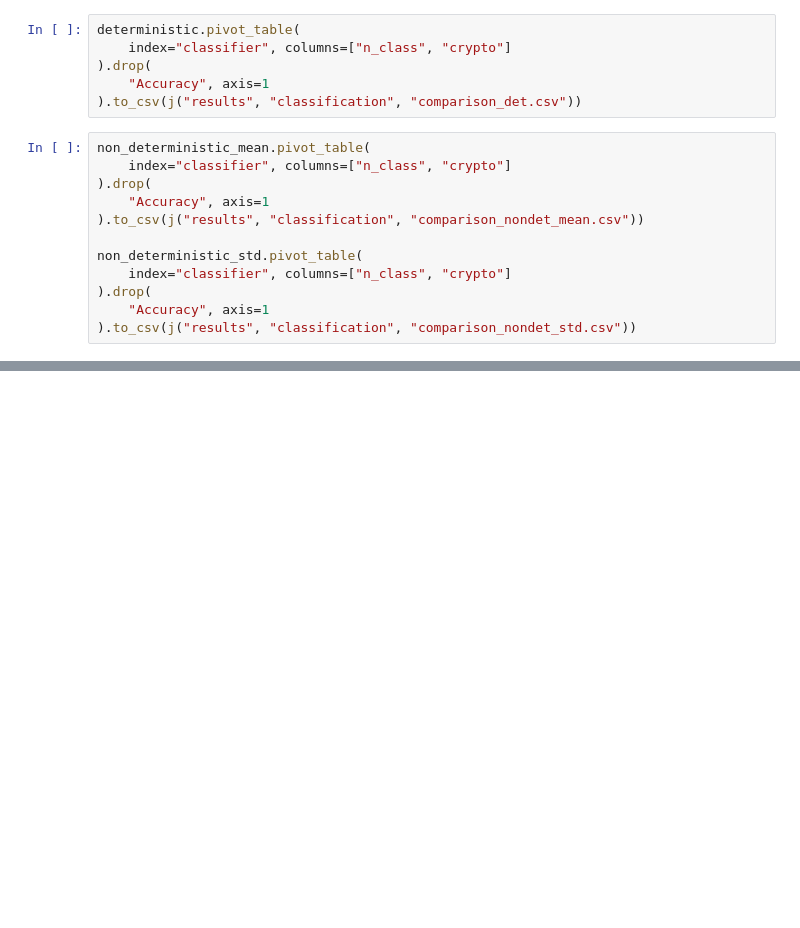
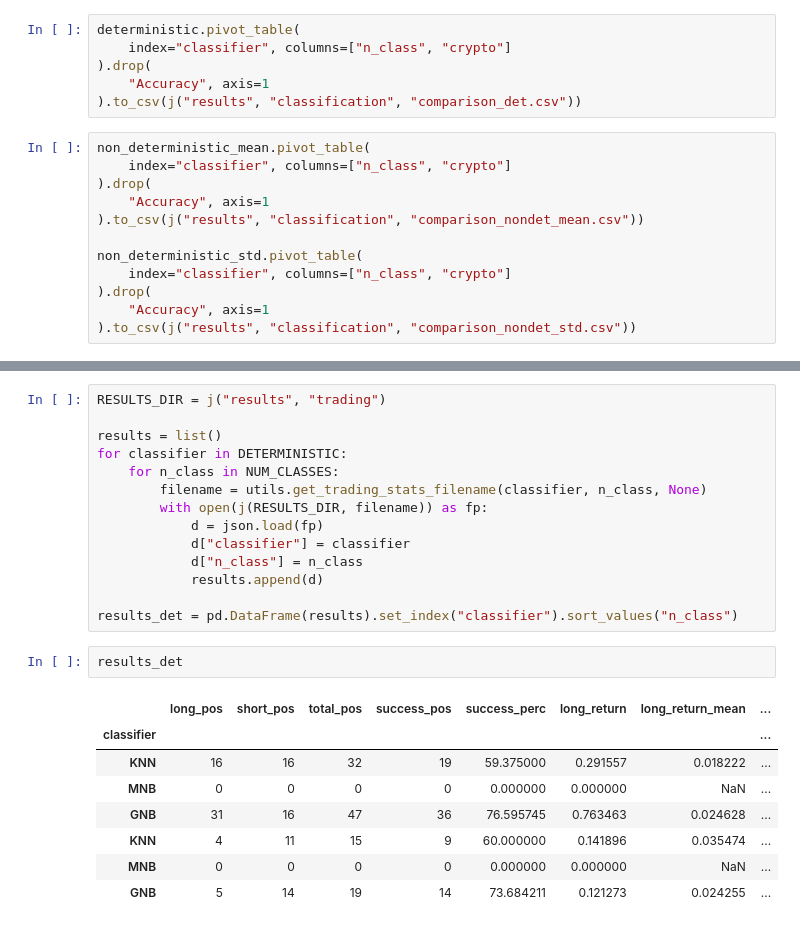
Before and after one commit to GPEBellocca/Momentum-crypto-trading, a Jupyter notebook: CTS/collect_results.ipynb, the cells around one changed output, grey strips where cells are left out. Drawn from its saved outputs; the diff is of its cells as text; blank space fills up the shorter version.

```diff
--- a/CTS/collect_results.ipynb
+++ b/CTS/collect_results.ipynb
@@ -107,0 +173,25 @@ non_deterministic_std.pivot_table(
+# %%
+RESULTS_DIR = j("results", "trading")
+
+results = list()
+for classifier in DETERMINISTIC:
+    for n_class in NUM_CLASSES:
+        filename = utils.get_trading_stats_filename(classifier, n_class, None)
+        with open(j(RESULTS_DIR, filename)) as fp:
+            d = json.load(fp)
+            d["classifier"] = classifier
+            d["n_class"] = n_class
+            results.append(d)
+
+results_det = pd.DataFrame(results).set_index("classifier").sort_values("n_class")
+# %%
+results_det
+# %% [output]
+|  | long_pos | short_pos | total_pos | success_pos | success_perc | long_return | long_return_mean | ... |
+| classifier |  |  |  |  |  |  |  | ... |
+| KNN | 16 | 16 | 32 | 19 | 59.375000 | 0.291557 | 0.018222 | ... |
+| MNB | 0 | 0 | 0 | 0 | 0.000000 | 0.000000 | NaN | ... |
+| GNB | 31 | 16 | 47 | 36 | 76.595745 | 0.763463 | 0.024628 | ... |
+| KNN | 4 | 11 | 15 | 9 | 60.000000 | 0.141896 | 0.035474 | ... |
+| MNB | 0 | 0 | 0 | 0 | 0.000000 | 0.000000 | NaN | ... |
+| GNB | 5 | 14 | 19 | 14 | 73.684211 | 0.121273 | 0.024255 | ... |
```
Also changed, not shown: parts of 13 cells of this notebook, 1 other file.
